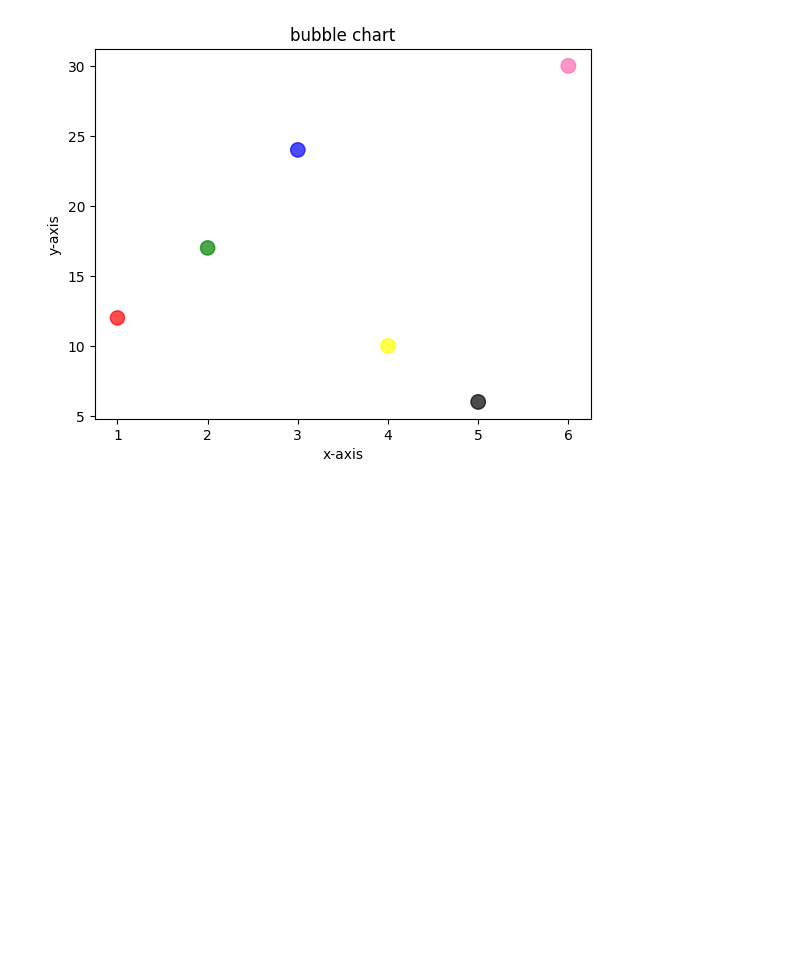
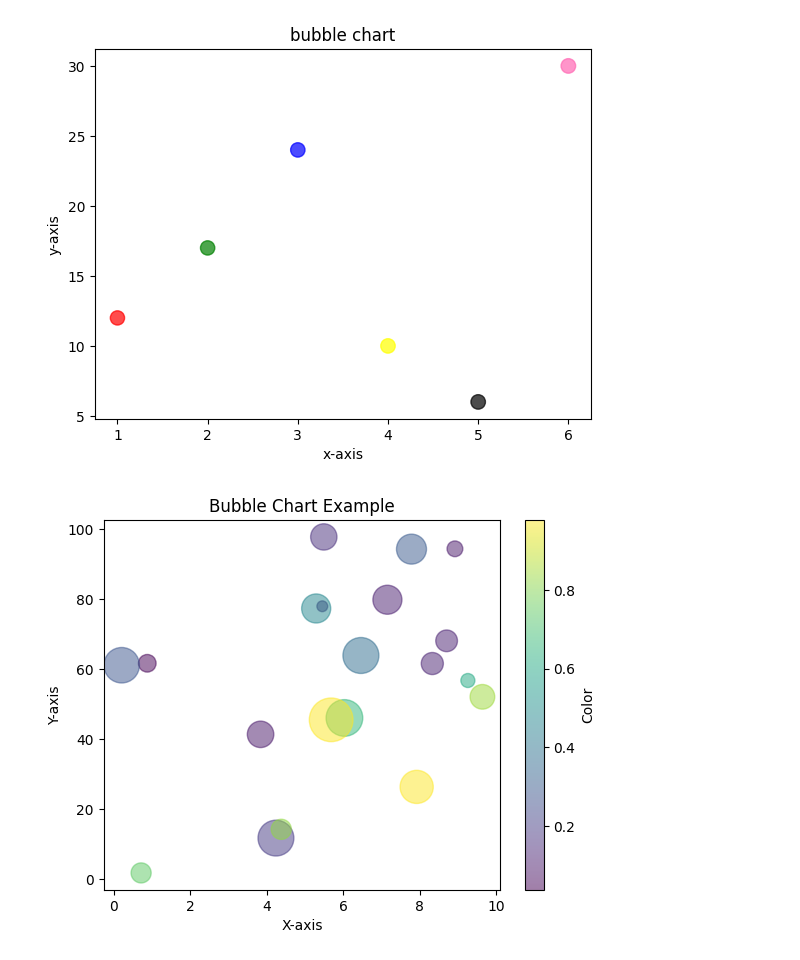
Before and after one commit to jai050803/matplotlib_tutorial, a Jupyter notebook: matplotlib.ipynb, the cells around one changed output. Saved outputs shown, nothing was run; the diff lists cells and outputs as text; code cells hidden in the pictures; blank space fills up the shorter version.

Commit message:
bubble chart

```diff
--- a/matplotlib.ipynb
+++ b/matplotlib.ipynb
@@ -34,3 +34,29 @@ plt.title("bubble chart")
 plt.show()
 # %% [output]
 [figure]
+# %%
+import matplotlib.pyplot as plt
+import numpy as np
+
+# Generate random data for the example
+np.random.seed(0)
+x = np.random.rand(20) * 10  # X-axis data
+y = np.random.rand(20) * 100  # Y-axis data
+bubble_sizes = np.random.rand(20) * 1000  # Bubble size data
+colors = np.random.rand(20)  # Color data
+
+# Create the bubble chart
+plt.scatter(x, y, s=bubble_sizes, c=colors, alpha=0.5)
+
+# Add labels and title
+plt.xlabel('X-axis')
+plt.ylabel('Y-axis')
+plt.title('Bubble Chart Example')
+
+# Add colorbar legend
+plt.colorbar(label='Color')
+
+# Show the plot
+plt.show()
+# %% [output]
+[figure, added]
```
Also changed, not shown: parts of 1 cell of this notebook.
